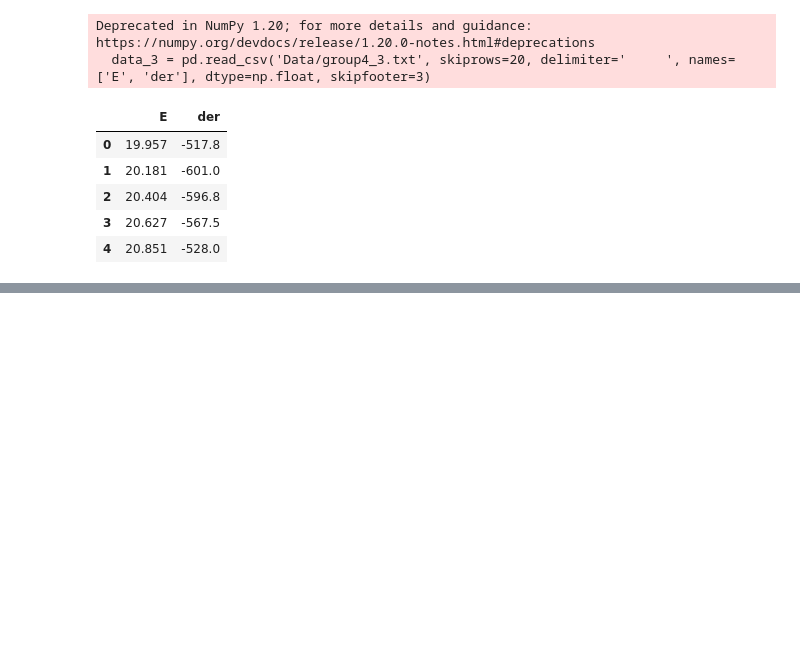
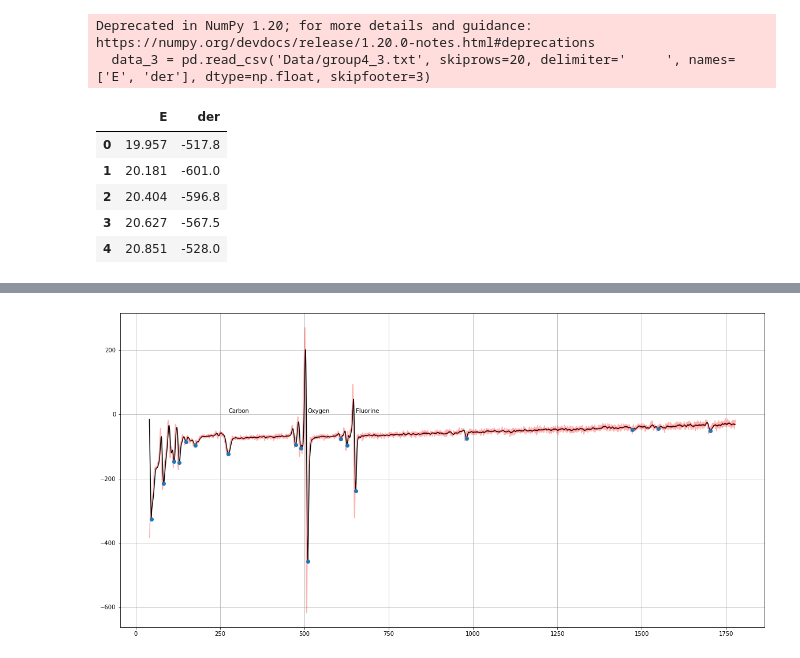
Before and after one commit to f3ss1/HSE-FF, a Jupyter notebook: 6th semester/Auge/Data_Analysis.ipynb, the cells around one changed output, grey strips where cells are left out. Saved outputs shown, nothing was run; the diff lists cells and outputs as text; code cells hidden in the pictures; blank space fills up the shorter version.

```diff
--- a/6th semester/Auge/Data_Analysis.ipynb
+++ b/6th semester/Auge/Data_Analysis.ipynb
@@ -67,0 +109,14 @@ from scipy.signal import find_peaks
+# %%
+# New book
+A = 117500 / 119129
+B = 140595 / 119129
+
+# Old book
+
+#AA =
+#BB =
+# %%
+def recalib(x, a=A, b=B):
+    return x * a + b
+# %%
+data_4['E'] = recalib(data_4['E'])
@@ -67,0 +131,17 @@ from scipy.signal import find_peaks
+# %%
+plt.figure(figsize=(20, 10))
+
+plt.plot(data_4['E'].values, lfilter(b, a, data_4['der'].values), color='black')
+plt.plot(data_4['E'].values, data_4['der'].values, color='red', alpha=0.3)
+plt.plot(data_4['E'].values[indexes], lfilter(b, a, data_4['der'].values)[indexes], 'o')
+#plt.plot(963, lfilter(b, a, data_3['der'].values)[923], 'o', color='blue', alpha=0.3)
+
+plt.annotate('Carbon', (275, 5))
+plt.annotate('Oxygen', (510, 5))
+plt.annotate('Fluorine', (652.37120047, 5))
+
+
+plt.grid()
+plt.show()
+# %% [output]
+[figure, added]
```
Also changed, not shown: parts of 22 cells of this notebook, 3 other files.
